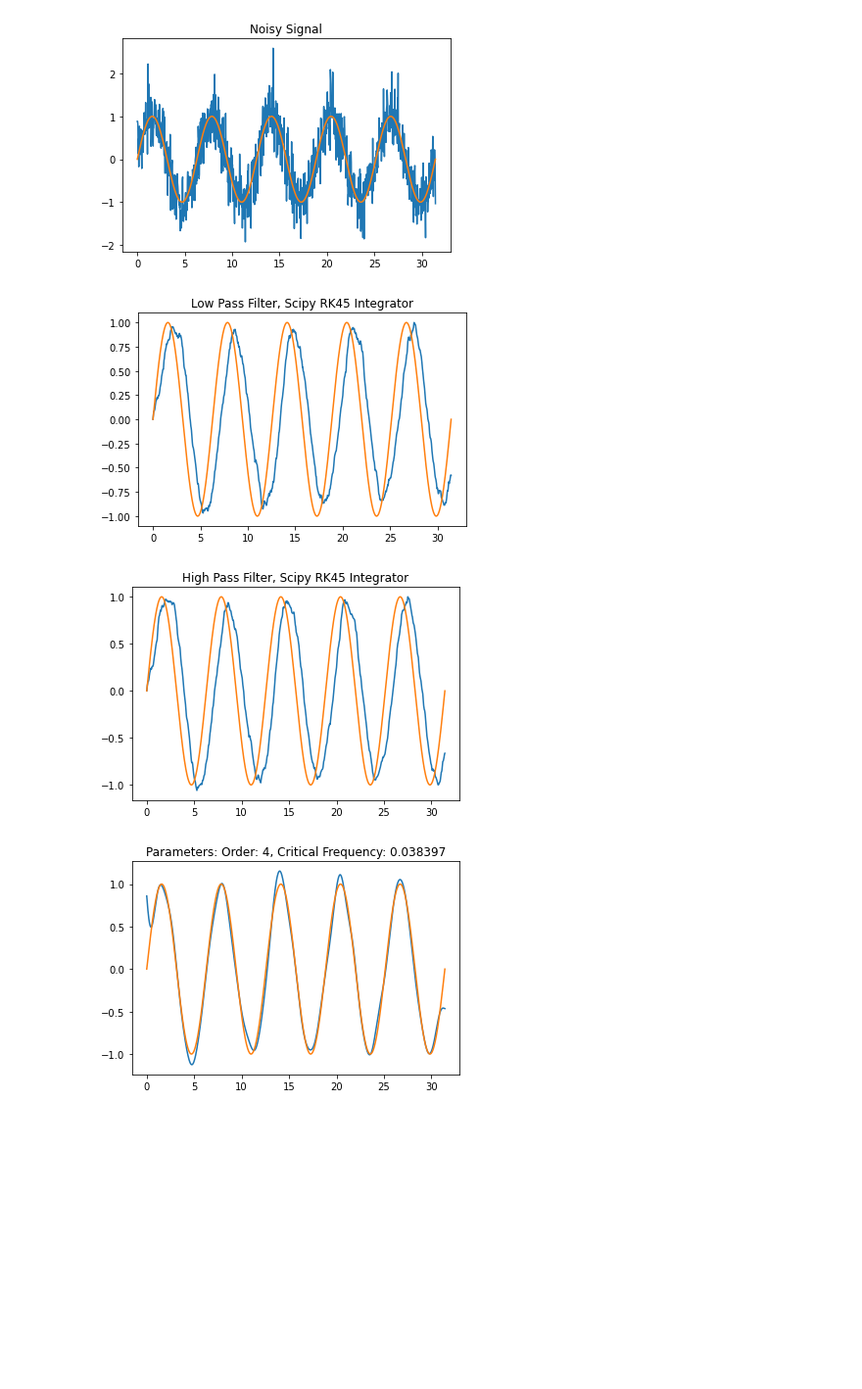
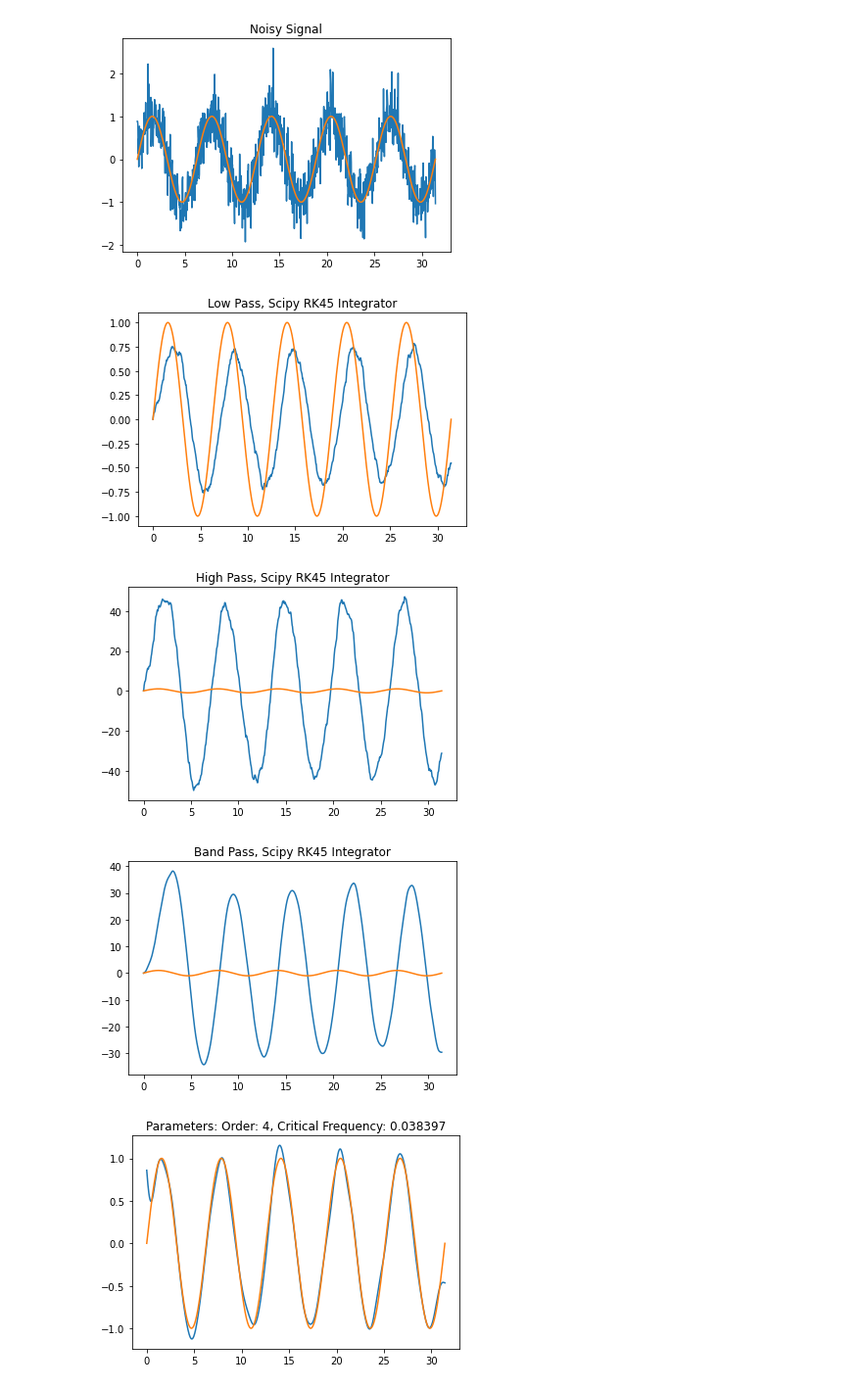
Before and after one commit to aaron-philip/NanoporeSequencingFiltering, a Jupyter notebook: notbooks/Filters.ipynb, the cells around one changed output. Shown at 98% size. Saved outputs shown, nothing was run; the diff lists cells and outputs as text; code cells hidden in the pictures; blank space fills up the shorter version.

Commit message:
Added Filter Class to organize methods

```diff
--- a/notbooks/Filters.ipynb
+++ b/notbooks/Filters.ipynb
@@ -77,27 +22,0 @@ plt.plot(tspan, y)
-# %%
-sol_low = solve_ivp(lambda t, y: lowpass(t, y),[tspan[0], tspan[-1]],[0], t_eval=tspan)
-plt.plot(sol_low.t, sol_low.y[0,:]/np.amax(sol_low.y))
-plt.plot(tspan, Vin(tspan))
-plt.title("Low Pass Filter, Scipy RK45 Integrator")
-plt.show()
-
-sol_high = solve_ivp(lambda t, y: highpass(t, y),[tspan[0], tspan[-1]],[0], t_eval=tspan)
-plt.plot(sol_high.t, sol_high.y[0,:]/np.amax(sol_high.y))
-plt.plot(tspan, Vin(tspan))
-plt.title("High Pass Filter, Scipy RK45 Integrator")
-plt.show()
-
-#sol_band = solve_ivp(lambda t, y: bandpass(t, y),[tspan[0], tspan[-1]],[0], t_eval=tspan)
-#plt.plot(sol_band.t, sol_band.y[0,:])
-#plt.plot(tspan, Vin(tspan))
-#plt.title("Band Pass Filter, Scipy RK45 Integrator")
-#plt.show()
-
-plt.plot(tspan, butterglobalmin(10)[0])
-plt.plot(tspan, Vin(tspan))
-plt.title("Parameters: Order: %d, Critical Frequency: %f" %(int(butterglobalmin(10)[1][0]), butterglobalmin(10)[1][1]))
-plt.show()
-# %% [output]
-[figure, removed]
-[figure, removed]
-[figure, removed]
@@ -103,0 +100,27 @@ plt.show()
+# %%
+#Running filters and graphing
+filtered = Filters(tspan, Vinarray)
+lowfilter = filtered.solvelow(1)
+filtered.graph(lowfilter, "Low Pass", Vin(tspan))
+
+highfilter = filtered.solvehigh(1)
+filtered.graph(highfilter, "High Pass", Vin(tspan))
+
+bandpassfilter = filtered.solvebandpass(1,1)
+filtered.graph(bandpassfilter, "Band Pass", Vin(tspan))
+
+butterlow = filtered.butterglobalmin(10, Vin(tspan))
+filtered.graphbutterworth(butterlow[0], butterlow[1], truth=Vin(tspan))
+
+#b, a = scipy.signal.cheby1(1, 20, 0.2)
+#y = scipy.signal.filtfilt(b, a, Vinarray)
+#plt.plot(tspan,  y)
+
+#b, a = scipy.signal.cheby2(1, 20, 0.2)
+#y = scipy.signal.filtfilt(b, a, Vinarray)
+#plt.plot(tspan, y)
+# %% [output]
+[figure, added]
+[figure, added]
+[figure, added]
+[figure, added]
```
Also changed, not shown: parts of 5 cells of this notebook.
